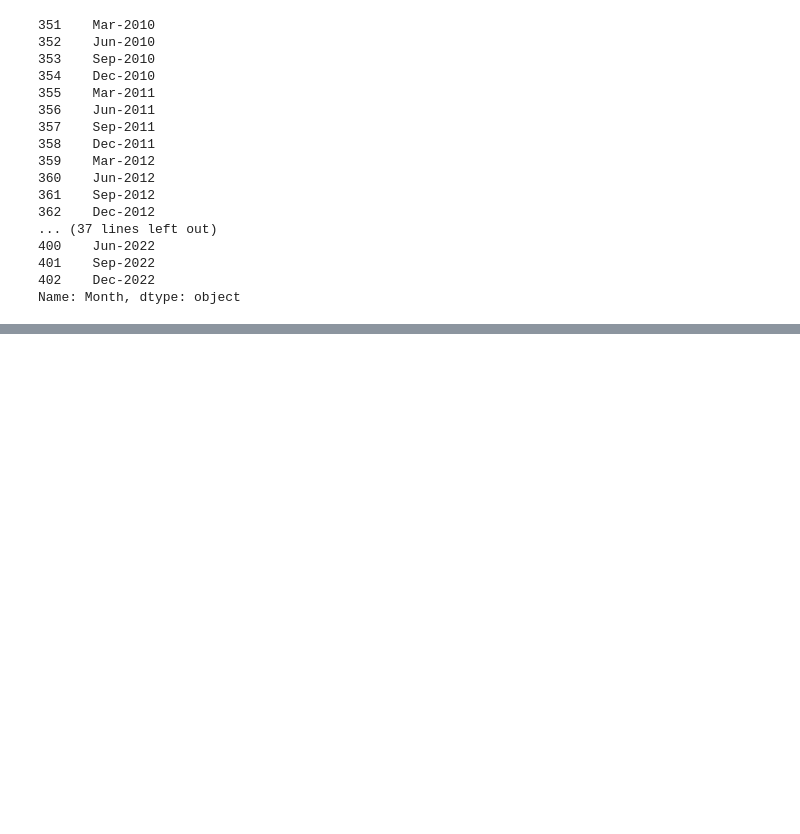
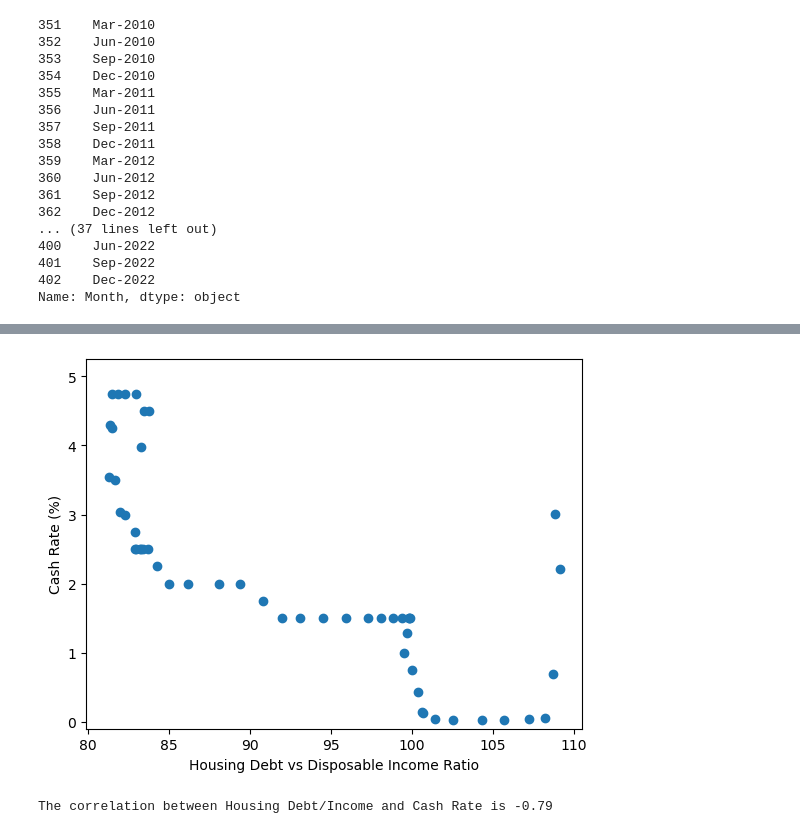
Before and after one commit to irwine-young/Project-1-Bootcamp, a Jupyter notebook: data_analysis_hh_finance.ipynb, the cells around one changed output, grey strips where cells are left out. Saved outputs shown, nothing was run; the diff lists cells and outputs as text; code cells hidden in the pictures; blank space fills up the shorter version.

```diff
--- a/data_analysis_hh_finance.ipynb
+++ b/data_analysis_hh_finance.ipynb
@@ -101,16 +98,21 @@ plt.show()
 # %%
 #Cash rate vs Owner Occ. Hsing Dbt / Inc Ratio
 plt.scatter(hhold_fin_exchange_rate_df["Owner Occ. Hsing Dbt / Inc"], hhold_fin_exchange_rate_df["Cash Rate (%)"])
-#plt.xlabel("Housing Debt vs Inc Ratio")
+plt.xlabel("Housing Debt vs Disposable Income Ratio")
 plt.ylabel("Cash Rate (%)")
+plt.ylim(-0.1, max(hhold_fin_exchange_rate_df["Cash Rate (%)"])+0.5)
 plt.show()
+# %% [output]
+[figure, added]
 # %%
 #correlation between Owner Occ. Hsing Dbt / Inc and Cash rate
 
 dbt_inc = hhold_fin_exchange_rate_df["Owner Occ. Hsing Dbt / Inc"]
 cash_rate = hhold_fin_exchange_rate_df["Cash Rate (%)"]
 correlation = st.pearsonr(dbt_inc,cash_rate)
-print(f'The correlation between Housing Debt/Income and Cash Rate is {round(correlation[0],2)}')
+print(f'The correlation between Housing Debt/Disposable Income Ratio and Cash Rate is {round(correlation[0],2)}')
+# %% [output]
+The correlation between Housing Debt/Income and Cash Rate is -0.79
 # %%
 #r-squared value for the plot
 
```
Also changed, not shown: parts of 2 cells of this notebook.
